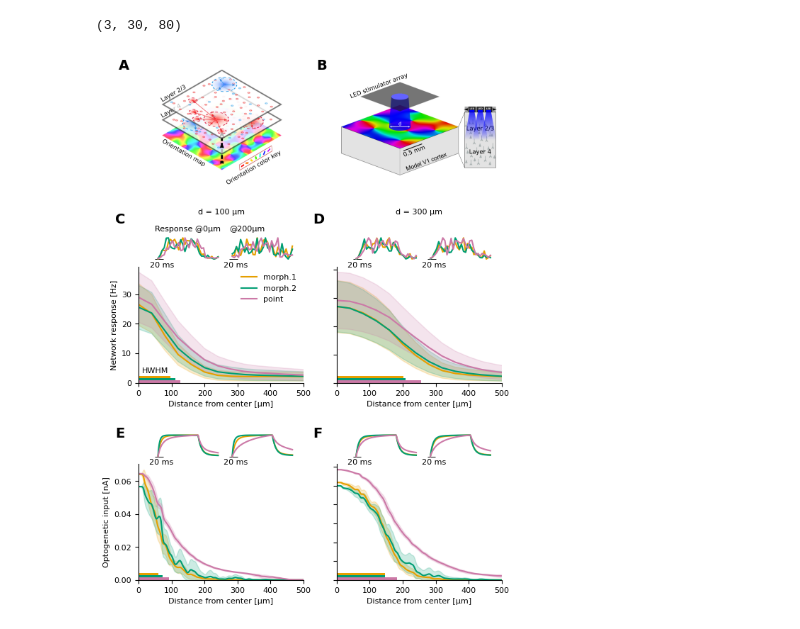
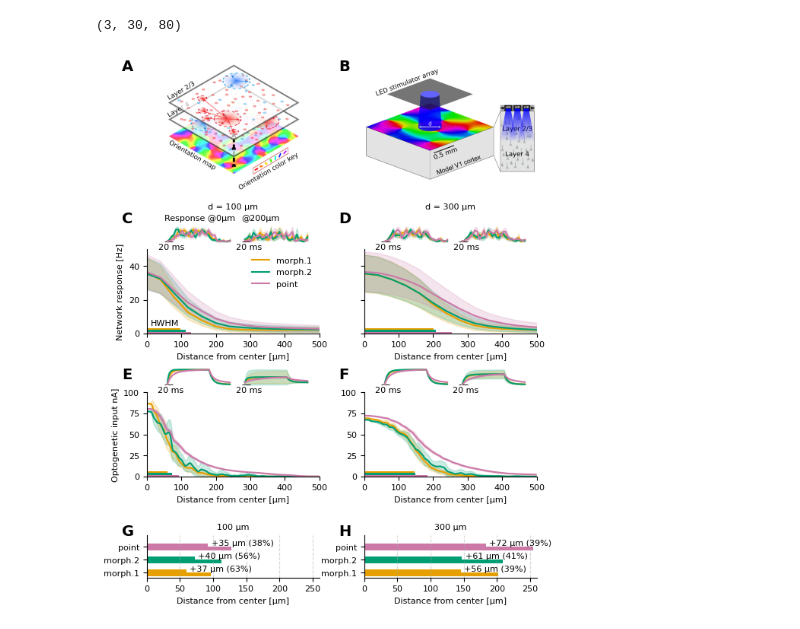
Before and after one commit to dberling/reduce_opto_response, a Jupyter notebook: article_figures/article_figure4.ipynb, the cells around one changed output. Cells and saved outputs as stored; diff of their text form; code cells hidden in the pictures.

Commit message:
Add barplots comparing HWHM

```diff
--- a/article_figures/article_figure4.ipynb
+++ b/article_figures/article_figure4.ipynb
@@ -92,15 +93,23 @@ def plot_response(main, inset1, inset2, resp_t_x, sem_t_x, dx, dt, plot_time_res
                   sbar_inset_draw=False, inset_title=False):
     x = np.arange(0,resp_t_x.shape[1]*dx, dx)
     t = np.arange(0,resp_t_x.shape[0]*dt, dt)
-    resp_tmean = resp_t_x.mean(axis=0)
-    sem_tmean = sem_t_x.mean(axis=0)
+    stim_on_time_idx = int(0 / dt)
+    stim_off_time_idx = int(100 / dt) # ms
+    resp_tmean = resp_t_x[stim_on_time_idx:stim_off_time_idx].mean(axis=0)
+    sem_tmean = sem_t_x[stim_on_time_idx:stim_off_time_idx].mean(axis=0)
     main.plot(x, resp_tmean, **main_kws)
-    main_kws_wo_label = new_dict = {k: v for k, v in main_kws.items() if k != 'label'}
+    main_kws_wo_label = {k: v for k, v in main_kws.items() if k != 'label'}
     main.fill_between(x, resp_tmean-sem_tmean, resp_tmean+sem_tmean, alpha=0.2, **main_kws_wo_label)
     resp_center = resp_t_x[:,0]
+    sem_center = sem_t_x[:,0]
     resp_middle = resp_t_x[:,int(plot_time_resp_at_um/dx)]
+    sem_middle = sem_t_x[:,int(plot_time_resp_at_um/dx)]
     inset1.plot(t, resp_center/resp_center.max(), **inset1_kws)
+    inset1_kws_wo_label = {k: v for k, v in inset1_kws.items() if k != 'label'}
+    inset1.fill_between(t, (resp_center-sem_center)/resp_center.max(), (resp_center+sem_center)/resp_center.max(), alpha=0.2, **inset1_kws_wo_label)
     inset2.plot(t, resp_middle/resp_middle.max(), **inset2_kws)
+    inset2_kws_wo_label = {k: v for k, v in inset2_kws.items() if k != 'label'}
+    inset2.fill_between(t, (resp_middle-sem_middle)/resp_middle.max(), (resp_middle+sem_middle)/resp_middle.max(), alpha=0.2, **inset2_kws_wo_label)
 
     main.set_xlim(0,500)
     main.spines['top'].set_visible(False)
@@ -129,8 +138,8 @@ def plot_response(main, inset1, inset2, resp_t_x, sem_t_x, dx, dt, plot_time_res
             #ax.text(x_start - 0.5, y_start + scale_length_y / 2, '  '+str(scale_length_y)+' Hz',
             #               ha='right', va='center', fontsize=8, color='black', rotation=90)
     if inset_title:
-        inset1.set_title('Response @0µm', loc='left', fontsize=8)
-        inset2.set_title('@200µm', loc='left', fontsize=8)
+        inset1.set_title('Response @0µm', loc='left', fontsize=8, y=0.95)
+        inset2.set_title('@200µm', loc='left', fontsize=8, y=0.95)
 
     return main, inset1, inset2
 
@@ -146,7 +155,7 @@ def get_insets(fig, main):
     return inset1, inset2
 # %%
 a4_w, a4_h = 8.27, 11.69
-fig, axs = plt.subplots(3, 2, figsize=(a4_w*0.8, a4_h*0.8), gridspec_kw={'hspace': 0.7})
+fig, axs = plt.subplots(4, 2, figsize=(a4_w*0.8, a4_h*0.75), gridspec_kw={'hspace': 0.7, 'wspace': 0.26, 'height_ratios':[1.5,1,1,0.5]})
 
 # import sketches on upper panels:
 axs[0, 0].axis('off')  # Upper left
@@ -198,36 +207,85 @@ for ir, stim_radius in enumerate([50,150]):
 
 axs[1,0].set_ylabel('Network response [Hz]')
 axs[1,1].set_yticklabels([])
-axs[2,0].set_ylabel('Optogenetic input [nA]')
+axs[2,0].set_ylabel('Optogenetic input nA]')
 axs[2,1].set_yticklabels([])
 for ax in axs[1:,:].flatten():
     ax.set_xlabel('Distance from center [µm]')
-    ax.set_ylim(bottom=0)
+for ax in axs[1,:].flatten():
+    ax.set_ylim(0,50)
+for ax in axs[2,:].flatten():
+    ax.set_ylim(0,0.1)
+    yticks = np.arange(0,.125, 0.025)
+    ax.set_yticks(yticks, labels=(yticks*1e3).astype(int))
 axs[1,0].legend(frameon=False)
 
+HWHM = dict()
 for irow, in_out in enumerate(['output', 'input']):
     irow+=1
+    HWHM[in_out] = dict()
     for ir, radius in enumerate([50,150]):
         bar_widths = [r50[in_out][label][radius] for label in labels]
         #for width, color in zip(bar_widths, colors):
         #    axs[irow,ir].axvline(width, color=color)
         ymin, ymax = axs[irow,ir].get_ylim()
         ywidth = (ymax - ymin) * 0.02
         bar_y = [ymin+ywidth/2, ymin+ywidth*3/2, ymin+ywidth*5/2][::-1]  # Relative y positions, very close to 0, to stack over the x-axis
         if irow==1 and ir ==0:
             axs[irow, ir].text(10, bar_y[1]*2.5, "HWHM", va='bottom')
 
         # Add bars using the transformed coordinates
         for i, (width, color) in enumerate(zip(bar_widths, colors)):
             axs[irow,ir].barh(bar_y[i], width, color=color, height=ywidth)
+        HWHM[in_out][radius] = bar_widths
+
+def barplot_HWHM(axes):
+    bar_height = 0.25
+    bar_spacing = 1
+    labels = ['morph.1', 'morph.2', 'point']
+    colors = ['#E69F00', '#009E73', '#CC79A7']
+
+    for ax, radius in zip(axes, [50, 150]):
+        y_positions = []
+        y_base = 0
+        for i, label in enumerate(labels):
+            out_val = HWHM['output'][radius][i]
+            in_val = HWHM['input'][radius][i]
+            # Output bar (bottom)
+            ax.barh(y_base, out_val, height=bar_height, color=colors[i], label=label if radius == 50 else "")
+            # Input bar (top)
+            ax.barh(y_base + bar_height, in_val, height=bar_height, color=colors[i])
+            # Compute increase
+            abs_increase = out_val - in_val
+            perc_increase = (abs_increase / in_val) * 100
+            # Annotation (next to top bar)
+            x_pos = in_val + 5
+            ax.text(x_pos, y_base + bar_height*0.5, f"+{abs_increase:.0f} µm ({perc_increase:.0f}%)",
+                    va='bottom', ha='left', fontsize=8, color='black')
+            y_positions.append(y_base + bar_height / 2)  # Middle point between bars
+            y_base += bar_spacing
+        ax.set_title(f"{2*radius} µm", fontsize=8)
+        ax.set_ylim(-bar_height, y_base)
+        ax.set_xlim(0,260)
+
+    for ax in axes:
+
+        ax.set_yticks([y + bar_height / 2 for y in range(0, len(labels)*int(bar_spacing), int(bar_spacing))])
+        ax.set_yticklabels(labels)
+        ax.grid(True, axis='x', linestyle='--', alpha=0.5)
+        ax.spines[['right', 'top']].set_visible(False)
+
+
+    #axes[0].legend(loc='lower right', frameon=False)
+barplot_HWHM(axes = [axs[3,0], axs[3,1]])
 
 axs[1,0].set_title('d = 100 µm', fontsize=8, y=1.4)
 axs[1,1].set_title('d = 300 µm', fontsize=8, y=1.4)
-label_subplots_ABC(fig=fig, axs=axs.flatten()[:2], x_shift=-0.05, y_shift=0, fontsize=14, fontweight='bold')
-label_subplots_ABC(fig=fig, axs=axs.flatten()[2:4], start_idx=2, x_shift=-0.05, y_shift=+0.065, fontsize=14, fontweight='bold')
-label_subplots_ABC(fig=fig, axs=axs.flatten()[4:], start_idx=4, x_shift=-0.05, y_shift=+0.04, fontsize=14, fontweight='bold')
+label_subplots_ABC(fig=fig, axs=axs.flatten()[:2], x_shift=-0.05, y_shift=-0.01, fontsize=14, fontweight='bold')
+label_subplots_ABC(fig=fig, axs=axs.flatten()[2:4], start_idx=2, x_shift=-0.05, y_shift=+0.04, fontsize=14, fontweight='bold')
+label_subplots_ABC(fig=fig, axs=axs.flatten()[4:6], start_idx=4, x_shift=-0.05, y_shift=+0.02, fontsize=14, fontweight='bold')
+label_subplots_ABC(fig=fig, axs=axs.flatten()[6:], start_idx=6, x_shift=-0.05, y_shift=0, fontsize=14, fontweight='bold')
 
 fig.savefig('figures/article_figure4.png', dpi=600)
 fig.show()
 # %% [output]
-[figure, old version]
+[figure, new version]
```
Also changed, not shown: parts of 3 cells of this notebook, 1 other file.
